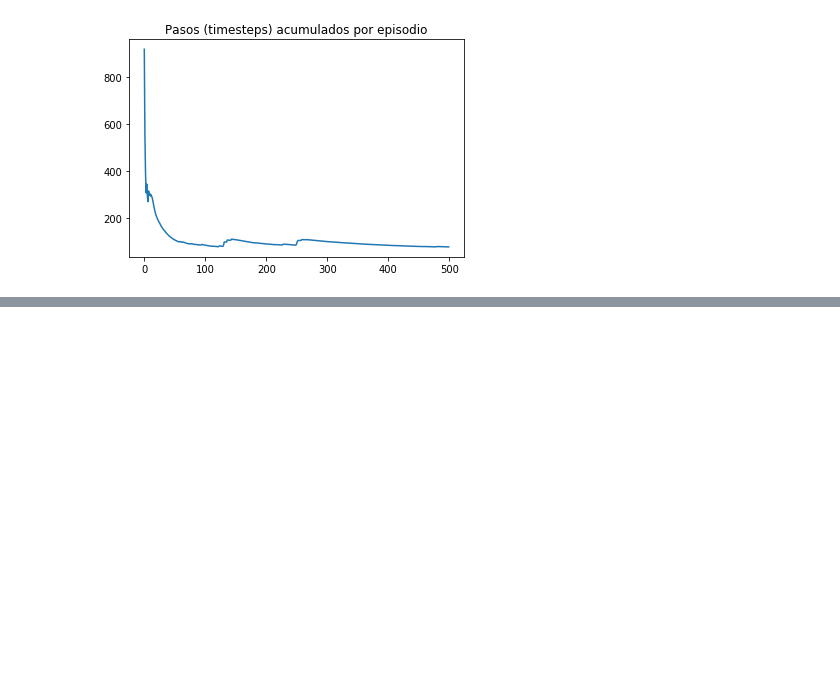
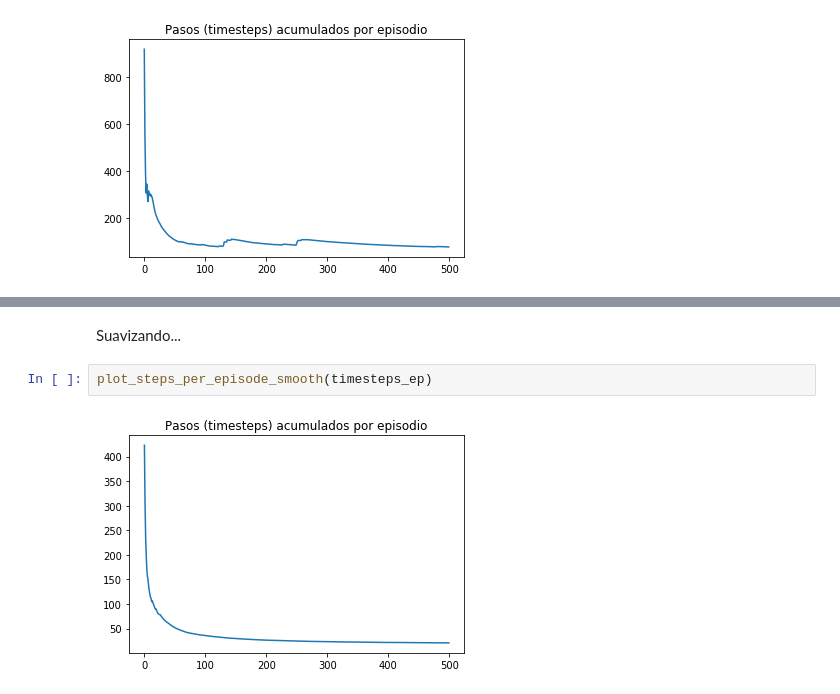
Before and after one commit to git-lu/RL, a Jupyter notebook: lab_1_intro_rl.ipynb, the cells around one changed output, grey strips where cells are left out. Saved outputs shown, nothing was run; the diff lists cells and outputs as text; blank space fills up the shorter version.

```diff
--- a/lab_1_intro_rl.ipynb
+++ b/lab_1_intro_rl.ipynb
@@ -357,0 +439,6 @@ draw_value_matrix(q)
+# %% [markdown]
+Suavizando...
+# %%
+plot_steps_per_episode_smooth(timesteps_ep)
+# %% [output]
+[figure, added]
```
Also changed, not shown: parts of 14 cells of this notebook.
